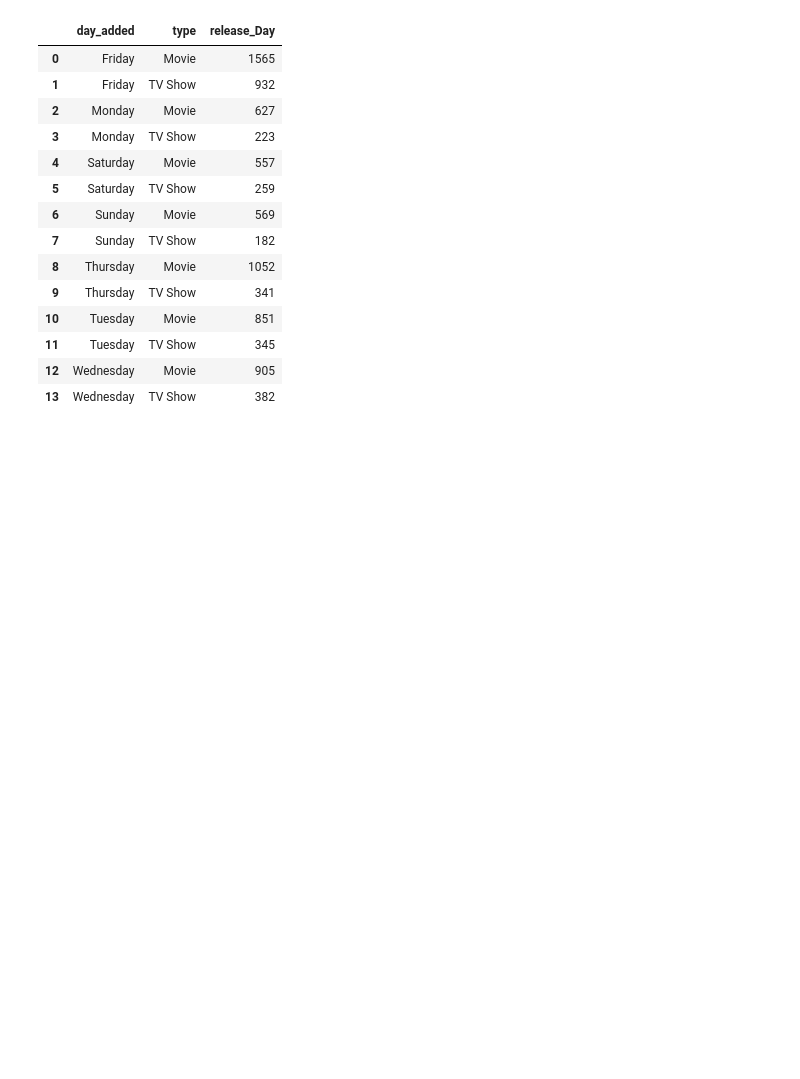
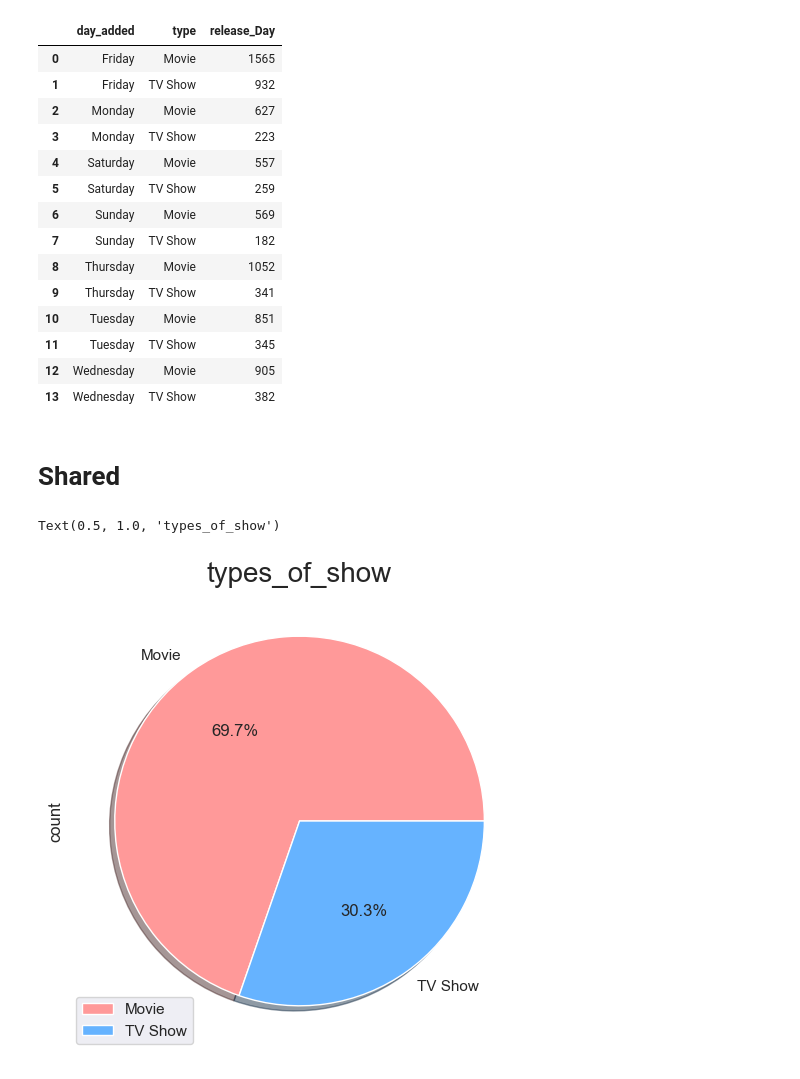
Before and after one commit to ahmadnurrizal/python-visualization, a Jupyter notebook: Netflix data analysis/netflix.ipynb, the cells around one changed output. Saved outputs shown, nothing was run; the diff lists cells and outputs as text; code cells hidden in the pictures; blank space fills up the shorter version.

```diff
--- a/Netflix data analysis/netflix.ipynb
+++ b/Netflix data analysis/netflix.ipynb
@@ -413,3 +419,13 @@ release_Day
 | 11 | Tuesday | TV Show | 345 |
 | 12 | Wednesday | Movie | 905 |
 | 13 | Wednesday | TV Show | 382 |
+# %% [markdown]
+# Shared
+# %%
+# percentage of types of show
+colors = ['#ff9999','#66b3ff']
+types.plot.pie(y='count',autopct='%.1f%%', shadow=True, legend= 'type' , figsize=(6,6),colors=colors)
+plt.title('types_of_show', fontsize=20)
+# %% [output]
+Text(0.5, 1.0, 'types_of_show')
+[figure, added]
```
Also changed, not shown: parts of 11 cells of this notebook.
